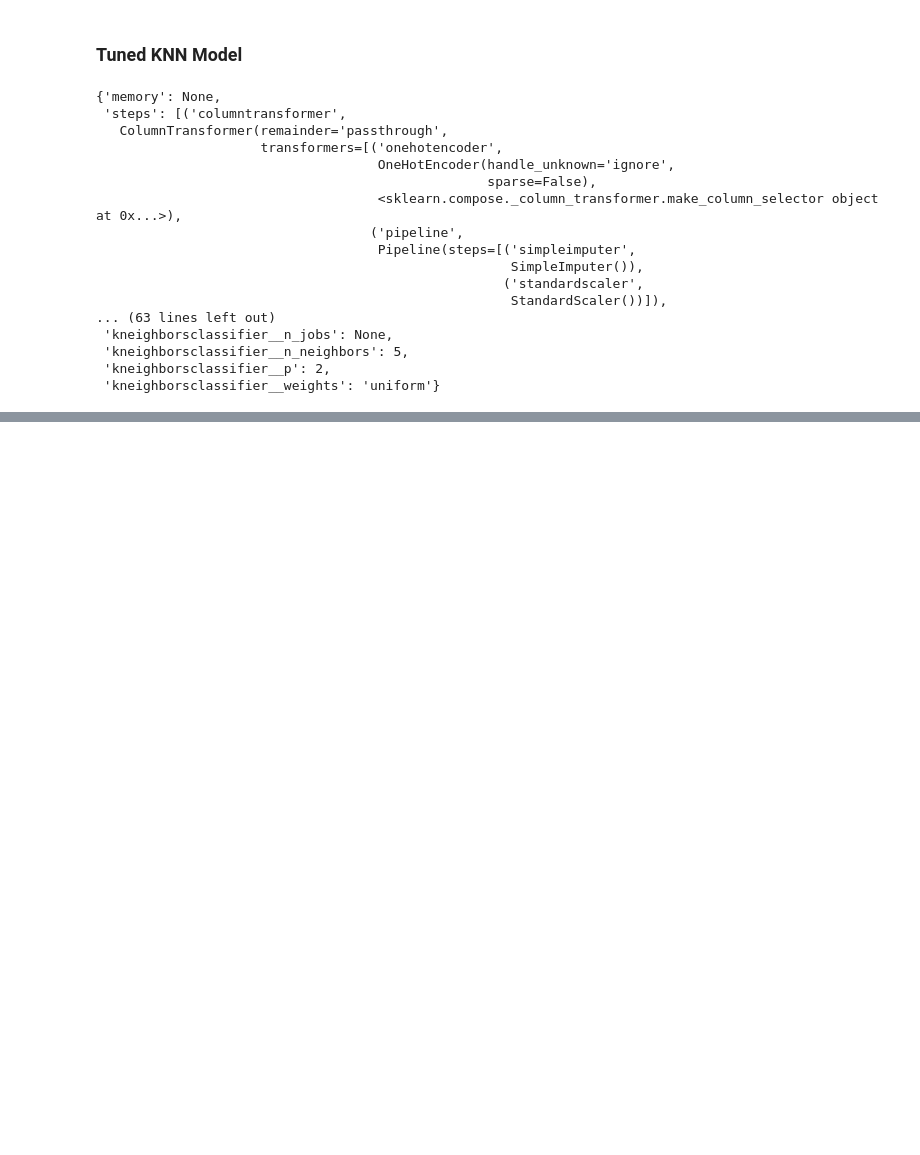
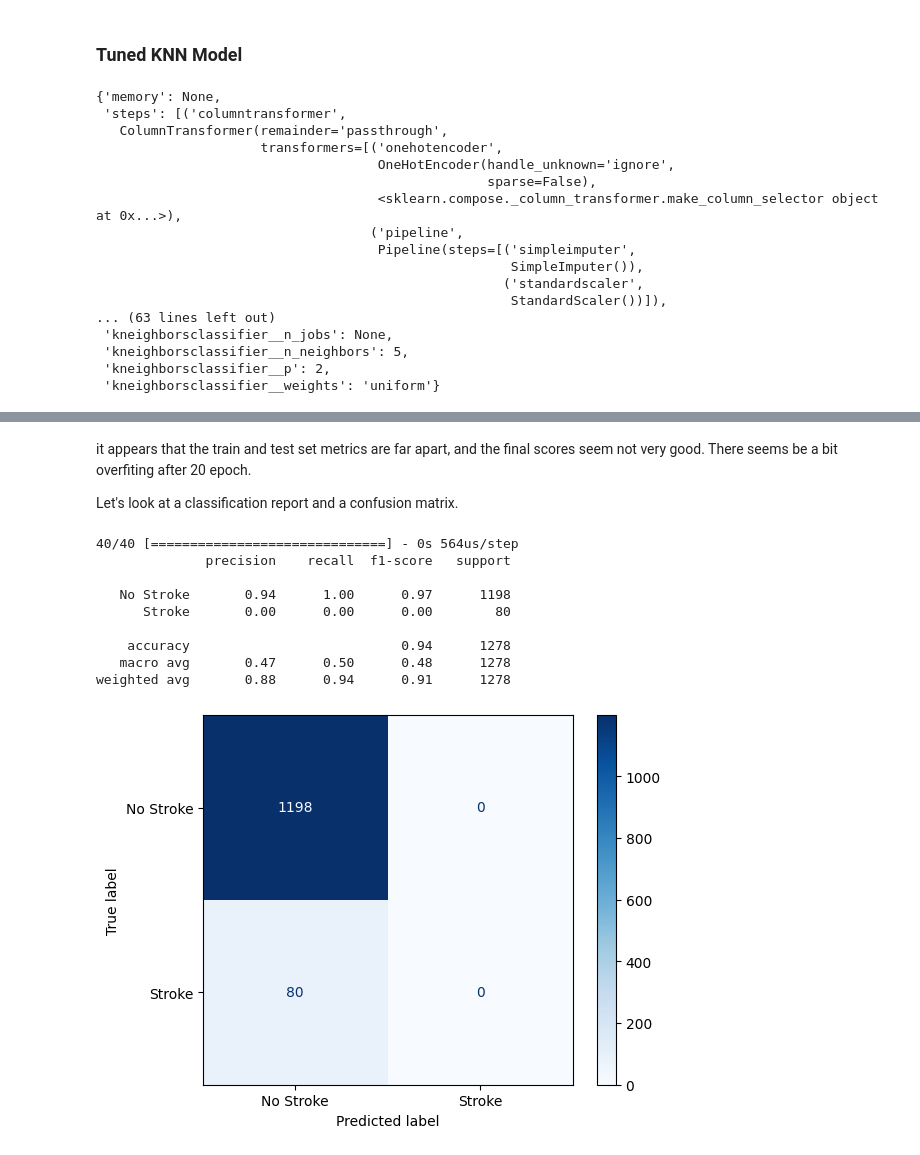
Before and after one commit to QianFu520/Machine-Learning-Stroke-Prediction, a Jupyter notebook: Part 4-Machine Learning.ipynb, the cells around one changed output, grey strips where cells are left out. Drawn from its saved outputs; the diff is of its cells as text; code cells hidden in the pictures; blank space fills up the shorter version.

```diff
--- a/Part 4-Machine Learning.ipynb
+++ b/Part 4-Machine Learning.ipynb
@@ -737,0 +803,27 @@ weighted avg       0.89      0.88      0.89      1278
+# %% [markdown]
+it appears that the train and test set metrics are far apart, and the final scores seem not very good. There seems be a bit overfiting after 20 epoch.
+
+Let's look at a classification report and a confusion matrix.
+# %%
+# evaluate model
+
+#make predictions
+y_preds = model.predict(X_test_transformed)
+
+# round the predictions
+y_preds = np.round(y_preds)
+
+print(classification_report(y_test, y_preds, target_names=labels))
+
+ConfusionMatrixDisplay.from_predictions(y_test, y_preds, cmap='Blues', display_labels=labels);
+# %% [output]
+40/40 [==============================] - 0s 564us/step
+              precision    recall  f1-score   support
+
+   No Stroke       0.94      1.00      0.97      1198
+      Stroke       0.00      0.00      0.00        80
+
+    accuracy                           0.94      1278
+   macro avg       0.47      0.50      0.48      1278
+weighted avg       0.88      0.94      0.91      1278
+[figure, added]
```
Also changed, not shown: parts of 30 cells of this notebook.
